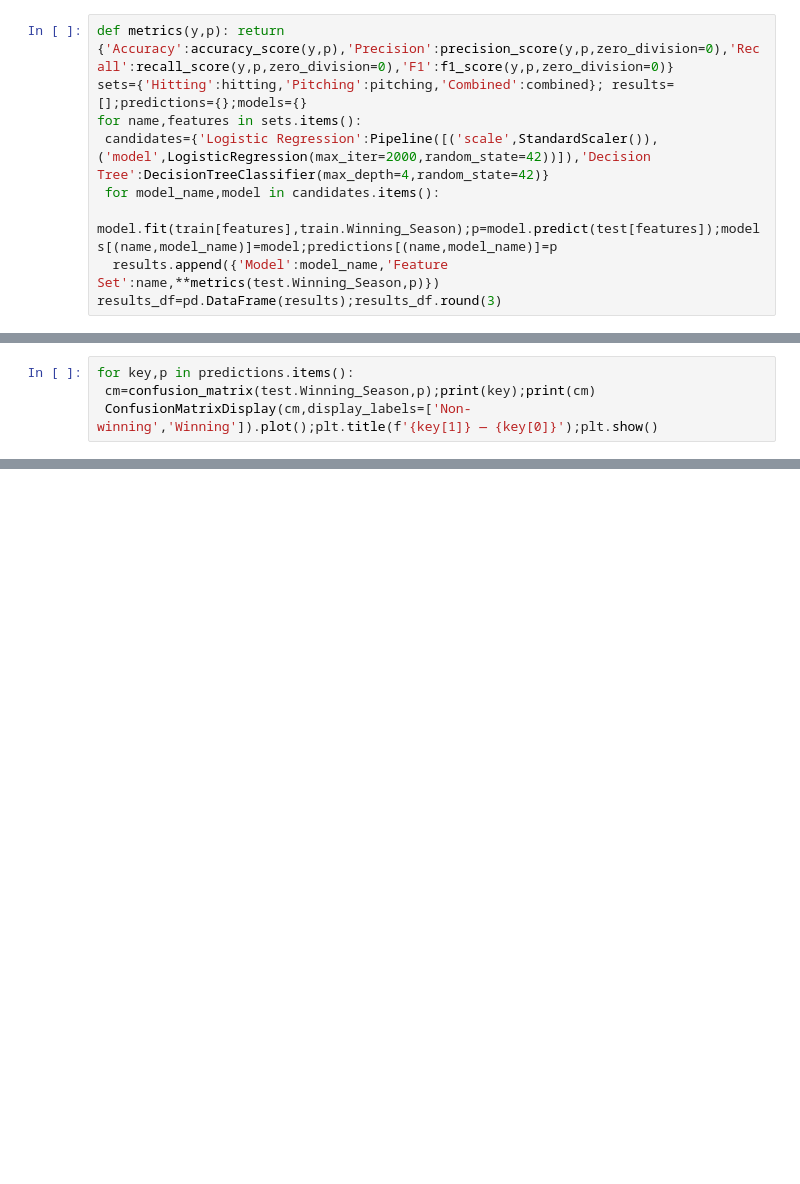
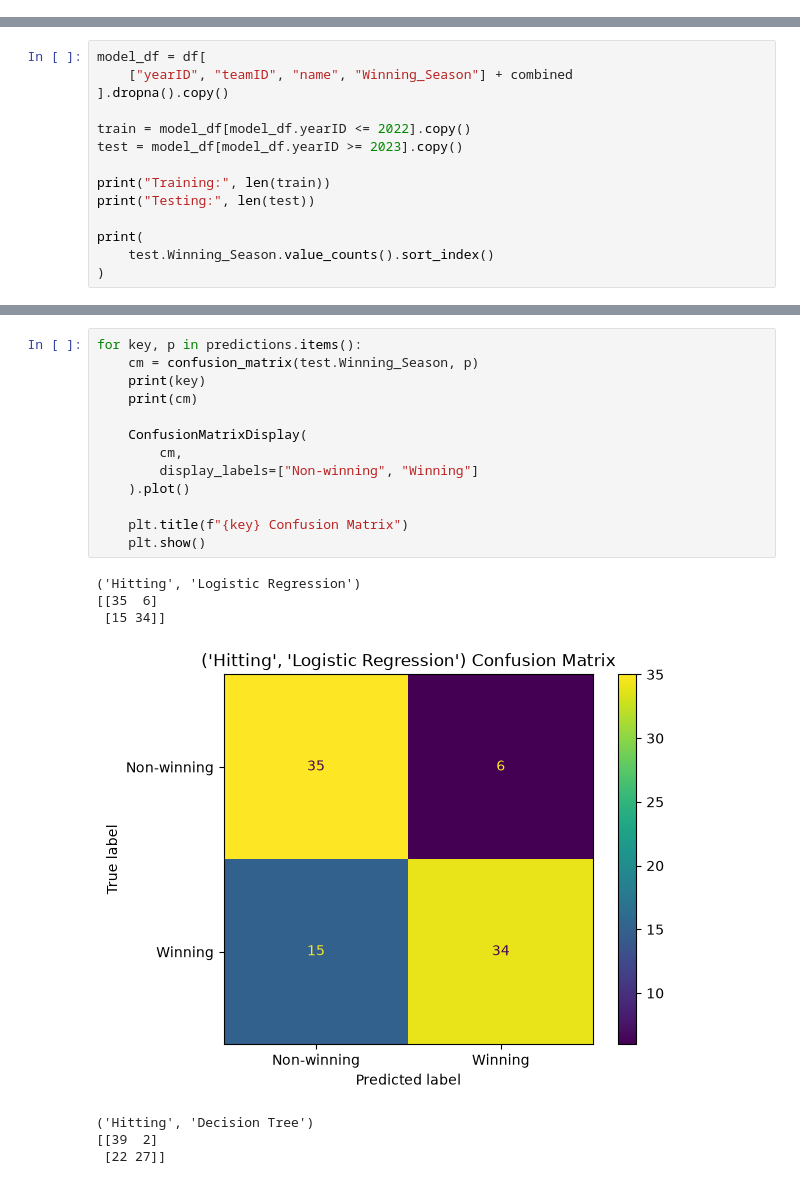
Before and after one commit to jasonhowe2/Project2, a Jupyter notebook: Project2_MLB_Hitting_vs_Pitching.ipynb, the cells around one changed output, grey strips where cells are left out. Cells and saved outputs as stored; diff of their text form; blank space fills up the shorter version.

```diff
--- a/Project2_MLB_Hitting_vs_Pitching.ipynb
+++ b/Project2_MLB_Hitting_vs_Pitching.ipynb
@@ -182,9 +191,0 @@ results_df
-# %%
-def metrics(y,p): return {'Accuracy':accuracy_score(y,p),'Precision':precision_score(y,p,zero_division=0),'Recall':recall_score(y,p,zero_division=0),'F1':f1_score(y,p,zero_division=0)}
-sets={'Hitting':hitting,'Pitching':pitching,'Combined':combined}; results=[];predictions={};models={}
-for name,features in sets.items():
- candidates={'Logistic Regression':Pipeline([('scale',StandardScaler()),('model',LogisticRegression(max_iter=2000,random_state=42))]),'Decision Tree':DecisionTreeClassifier(max_depth=4,random_state=42)}
- for model_name,model in candidates.items():
-  model.fit(train[features],train.Winning_Season);p=model.predict(test[features]);models[(name,model_name)]=model;predictions[(name,model_name)]=p
-  results.append({'Model':model_name,'Feature Set':name,**metrics(test.Winning_Season,p)})
-results_df=pd.DataFrame(results);results_df.round(3)
@@ -212,4 +191,0 @@ Confusion matrices show how often each model correctly identifies winning and no
-# %%
-for key,p in predictions.items():
- cm=confusion_matrix(test.Winning_Season,p);print(key);print(cm)
- ConfusionMatrixDisplay(cm,display_labels=['Non-winning','Winning']).plot();plt.title(f'{key[1]} — {key[0]}');plt.show()
@@ -256,0 +221,14 @@ The results therefore support an **association-based comparison** rather than a
+# %%
+model_df = df[
+    ["yearID", "teamID", "name", "Winning_Season"] + combined
+].dropna().copy()
+
+train = model_df[model_df.yearID <= 2022].copy()
+test = model_df[model_df.yearID >= 2023].copy()
+
+print("Training:", len(train))
+print("Testing:", len(test))
+
+print(
+    test.Winning_Season.value_counts().sort_index()
+)
@@ -256,0 +336,21 @@ The results therefore support an **association-based comparison** rather than a
+# %%
+for key, p in predictions.items():
+    cm = confusion_matrix(test.Winning_Season, p)
+    print(key)
+    print(cm)
+
+    ConfusionMatrixDisplay(
+        cm,
+        display_labels=["Non-winning", "Winning"]
+    ).plot()
+
+    plt.title(f"{key} Confusion Matrix")
+    plt.show()
+# %% [output]
+('Hitting', 'Logistic Regression')
+[[35  6]
+ [15 34]]
+[figure, added]
+('Hitting', 'Decision Tree')
+[[39  2]
+ [22 27]]
```
Also changed, not shown: parts of 60 cells of this notebook.
